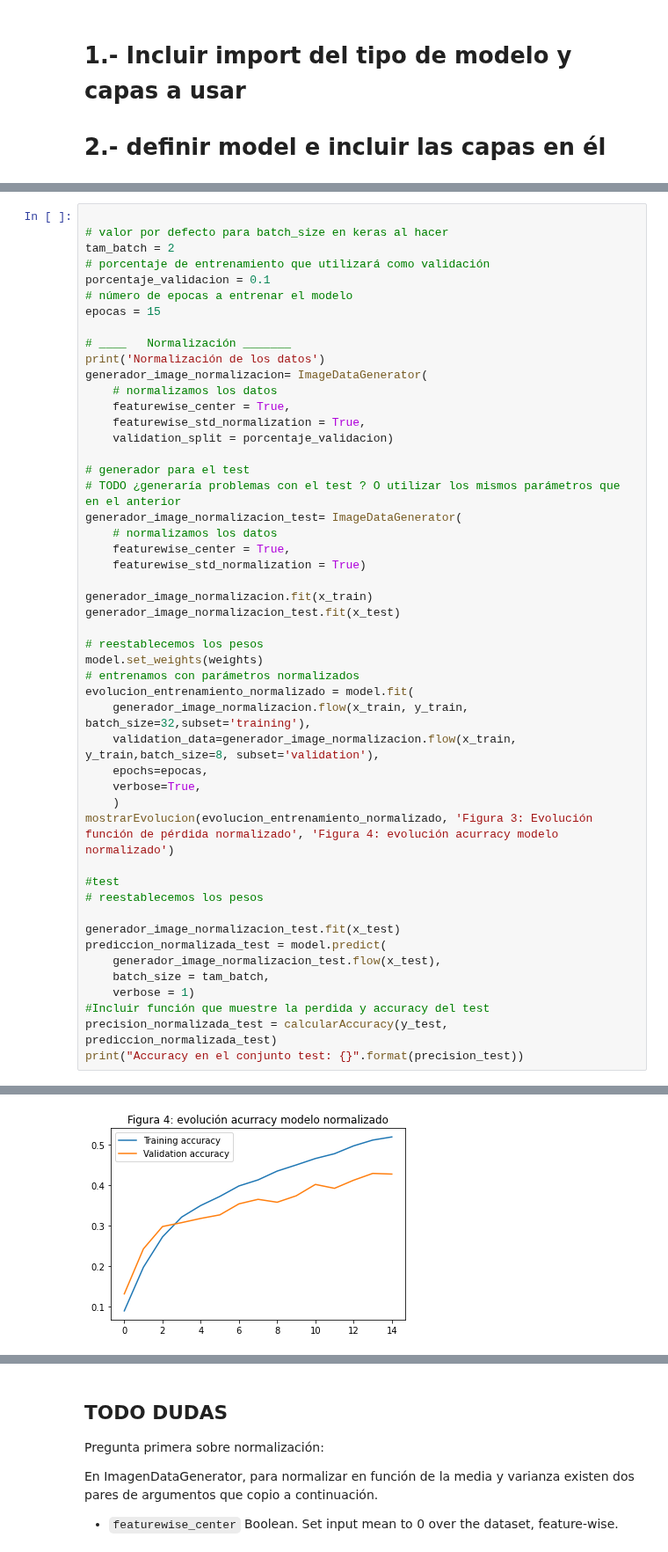
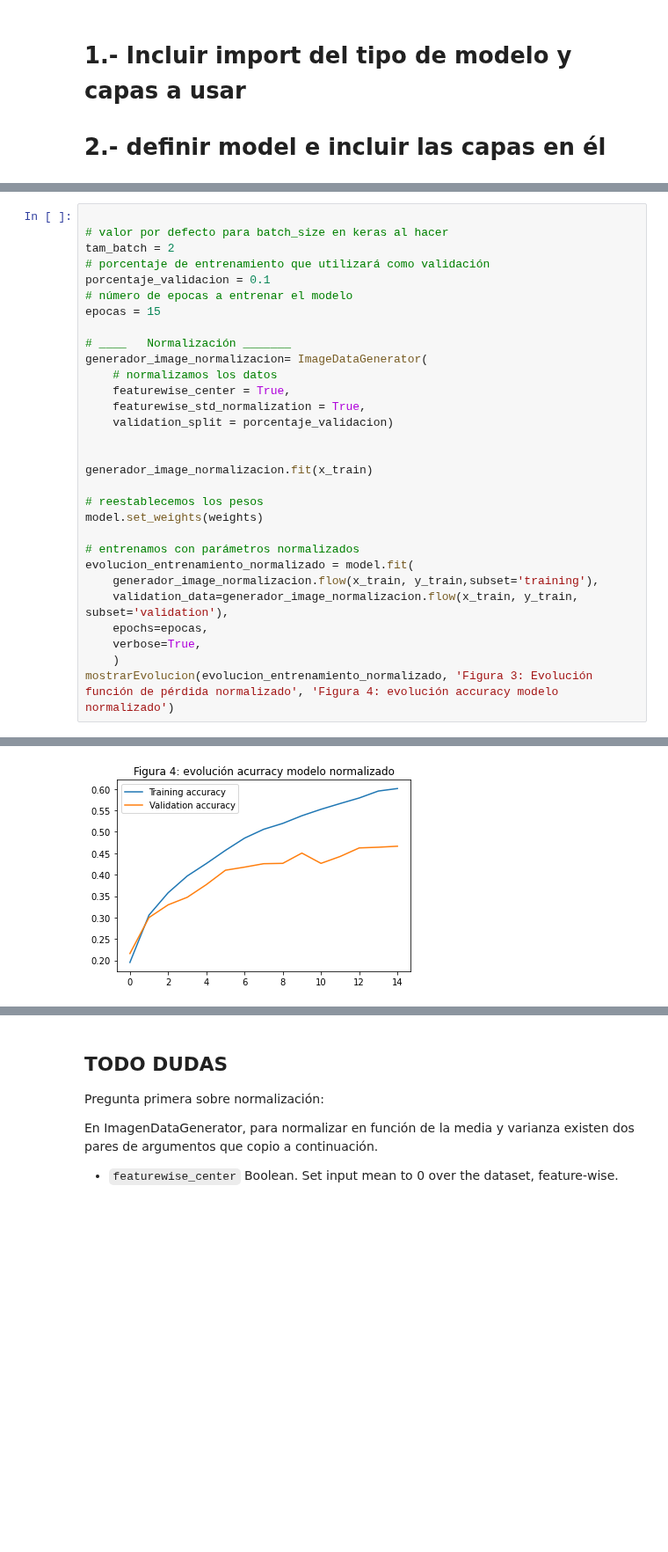
Before and after one commit to BlancaCC/Computer-vision, a Jupyter notebook: P3.ipynb, the cells around one changed output, grey strips where cells are left out. Shown at 88% size. Saved outputs shown, nothing was run; the diff lists cells and outputs as text; blank space fills up the shorter version.

```diff
--- a/P3.ipynb
+++ b/P3.ipynb
@@ -725,45 +737,26 @@ porcentaje_validacion = 0.1
 epocas = 15
 
 # ____   Normalización _______
-print('Normalización de los datos')
 generador_image_normalizacion= ImageDataGenerator(
     # normalizamos los datos
     featurewise_center = True,
     featurewise_std_normalization = True,
     validation_split = porcentaje_validacion)
 
-# generador para el test
-# TODO ¿generaría problemas con el test ? O utilizar los mismos parámetros que en el anterior
-generador_image_normalizacion_test= ImageDataGenerator(
-    # normalizamos los datos
-    featurewise_center = True,
-    featurewise_std_normalization = True)
 
 generador_image_normalizacion.fit(x_train)
-generador_image_normalizacion_test.fit(x_test)
 
 # reestablecemos los pesos
 model.set_weights(weights)
+
 # entrenamos con parámetros normalizados
 evolucion_entrenamiento_normalizado = model.fit(
-    generador_image_normalizacion.flow(x_train, y_train, batch_size=32,subset='training'),
-    validation_data=generador_image_normalizacion.flow(x_train, y_train,batch_size=8, subset='validation'),
+    generador_image_normalizacion.flow(x_train, y_train,subset='training'),
+    validation_data=generador_image_normalizacion.flow(x_train, y_train, subset='validation'),
     epochs=epocas,
     verbose=True,
     )
-mostrarEvolucion(evolucion_entrenamiento_normalizado, 'Figura 3: Evolución función de pérdida normalizado', 'Figura 4: evolución acurracy modelo normalizado')
-
-#test
-# reestablecemos los pesos
-
-generador_image_normalizacion_test.fit(x_test)
-prediccion_normalizada_test = model.predict(
-    generador_image_normalizacion_test.flow(x_test),
-    batch_size = tam_batch,
-    verbose = 1)
-#Incluir función que muestre la perdida y accuracy del test
-precision_normalizada_test = calcularAccuracy(y_test, prediccion_normalizada_test)
-print("Accuracy en el conjunto test: {}".format(precision_test))
+mostrarEvolucion(evolucion_entrenamiento_normalizado, 'Figura 3: Evolución función de pérdida normalizado', 'Figura 4: evolución accuracy modelo normalizado')
 # %% [output]
 Normalización de los datos
 Epoch 1/15
@@ -786 +783 @@ Epoch 15/15
-[figure, old version]
+[figure, new version]
```
Also changed, not shown: parts of 27 cells of this notebook.
